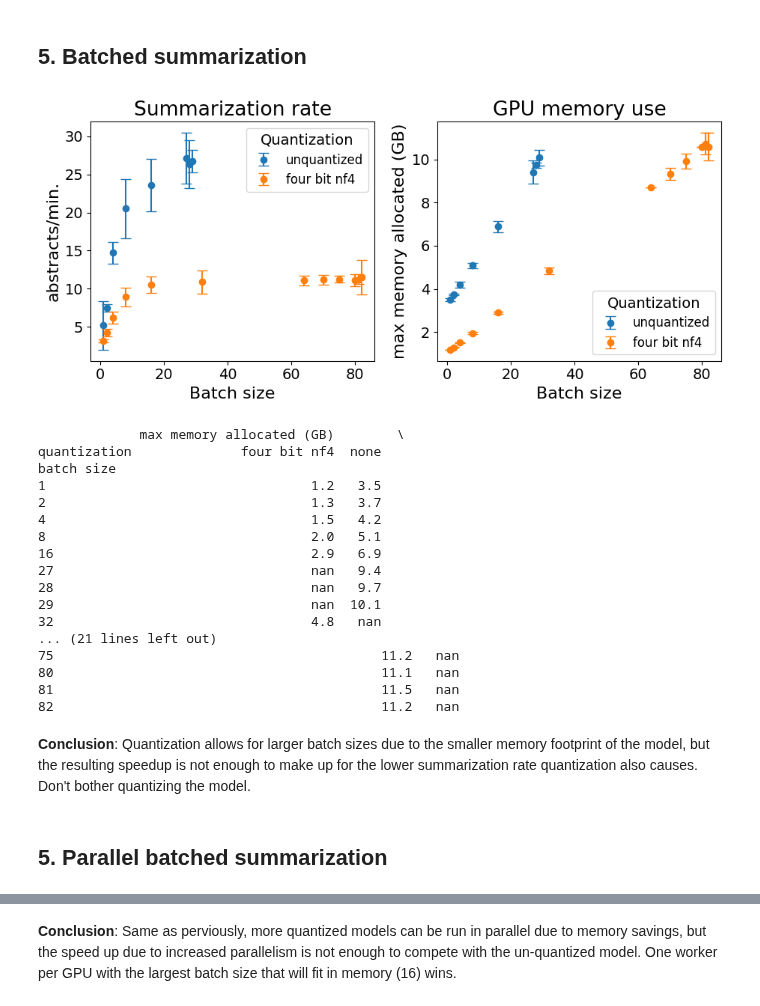
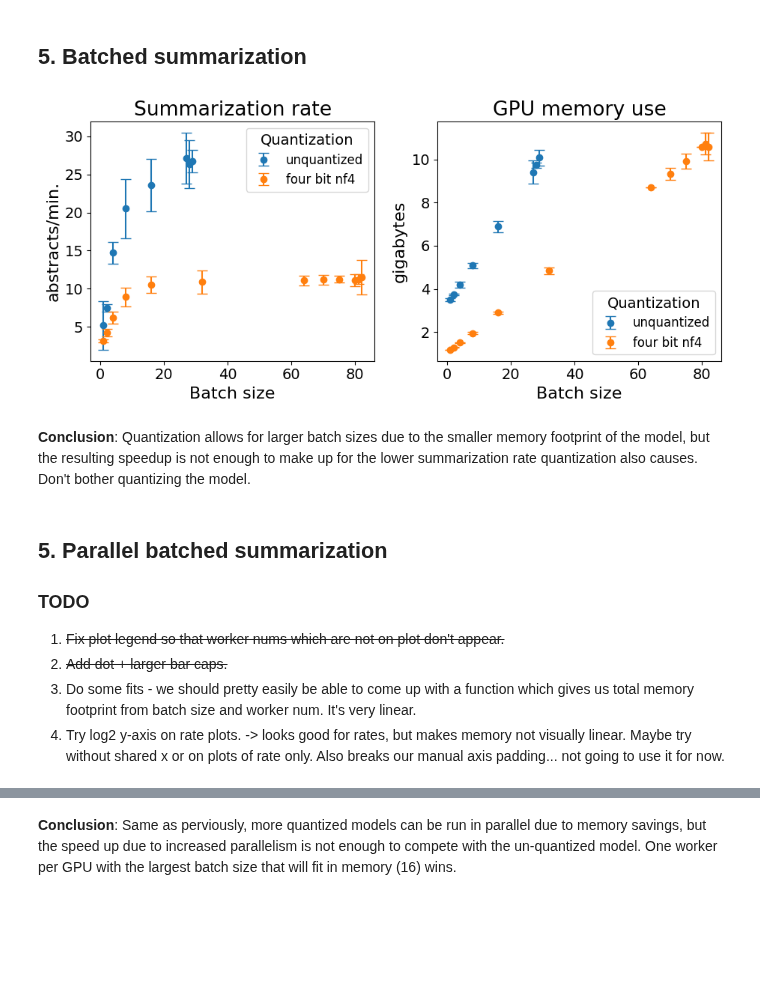
Before and after one commit to gperdrizet/PUBSUM, a Jupyter notebook: pubsum/notebooks/benchmarking_results.ipynb, the cells around one changed output, grey strips where cells are left out. Drawn from its saved outputs; the diff is of its cells as text; code cells hidden in the pictures; blank space fills up the shorter version.

```diff
--- a/pubsum/notebooks/benchmarking_results.ipynb
+++ b/pubsum/notebooks/benchmarking_results.ipynb
@@ -209,51 +146,40 @@ none + BT                                      3.50
 ## 5. Batched summarization
 # %%
 data = plot_funcs.batched_summarization_plot(
-    datafile='../benchmarks/batched_summarization/results.csv',
+    data_file='../benchmarks/batched_summarization/results.csv',
+    show_table=False,
     unique_condition_columns=[
         'batch size',
         'quantization'
     ],
     oom_columns=[
         'summarization time (sec.)',
         'summarization rate (abstracts/sec.)',
         'model memory footprint (bytes)',
         'max memory allocated (bytes)',
     ],
     quantization_method='four bit nf4',
     str_columns=['quantization'],
     int_columns=[
         'model memory footprint (bytes)',
         'max memory allocated (bytes)'
     ],
     float_columns=[
         'summarization time (sec.)',
         'summarization rate (abstracts/sec.)',
     ],
     oom_replacement_val=np.nan
 )
 # %% [output]
-[figure, old version]
+[figure, new version]
-             max memory allocated (GB)        \
-quantization              four bit nf4  none
-batch size
-1                                  1.2   3.5
-2                                  1.3   3.7
-4                                  1.5   4.2
-8                                  2.0   5.1
-16                                 2.9   6.9
-27                                 nan   9.4
-28                                 nan   9.7
-29                                 nan  10.1
-32                                 4.8   nan
-... (21 lines left out)
-75                                          11.2   nan
-80                                          11.1   nan
-81                                          11.5   nan
-82                                          11.2   nan
 # %% [markdown]
 **Conclusion**: Quantization allows for larger batch sizes due to the smaller memory footprint of the model, but the resulting speedup is not enough to make up for the lower summarization rate quantization also causes. Don't bother quantizing the model.
-# %% [markdown]
-## 5. Parallel batched summarization
+# %% [markdown]
+## 5. Parallel batched summarization
+### TODO
+1. ~~Fix plot legend so that worker nums which are not on plot don't appear.~~
+2. ~~Add dot + larger bar caps.~~
+3. Do some fits - we should pretty easily be able to come up with a function which gives us total memory footprint from batch size and worker num. It's very linear.
+4. Try log2 y-axis on rate plots. -> looks good for rates, but makes memory not visually linear. Maybe try without shared x or on plots of rate only. Also breaks our manual axis padding... not going to use it for now.
 # %%
 data = plot_funcs.parallel_batched_summarization_plot(
```
Also changed, not shown: parts of 10 cells of this notebook, 10 other files.
